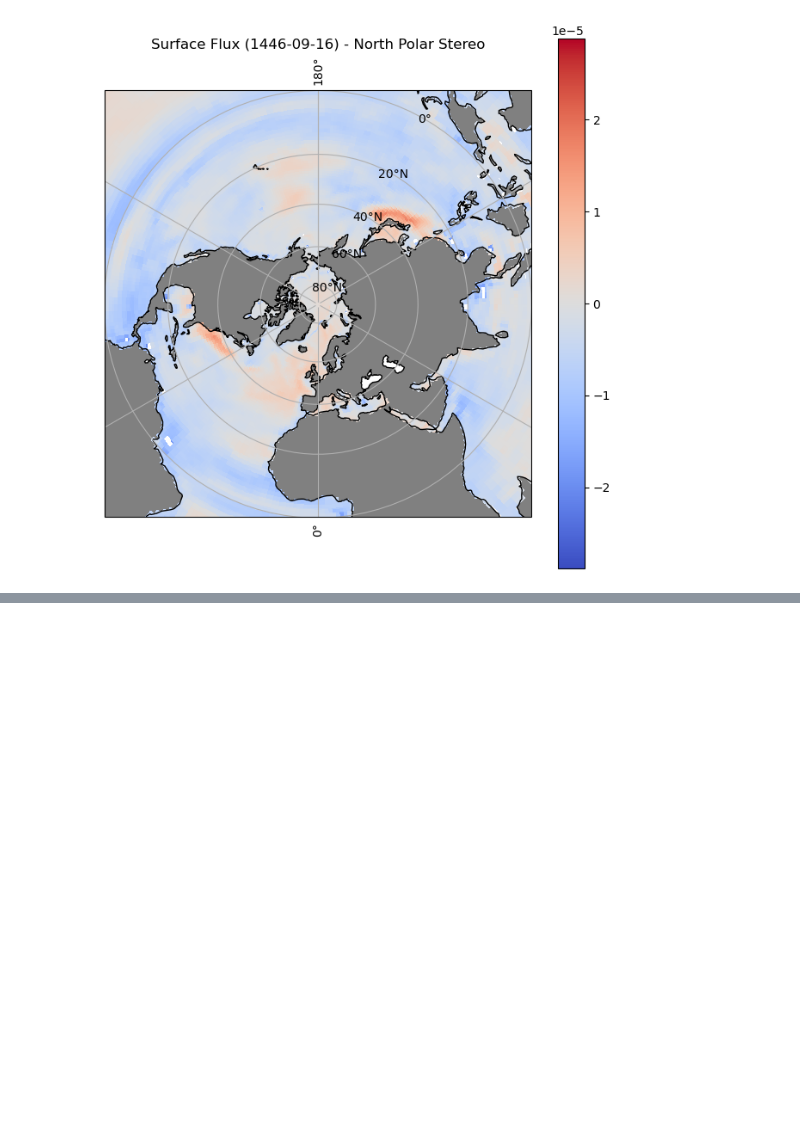
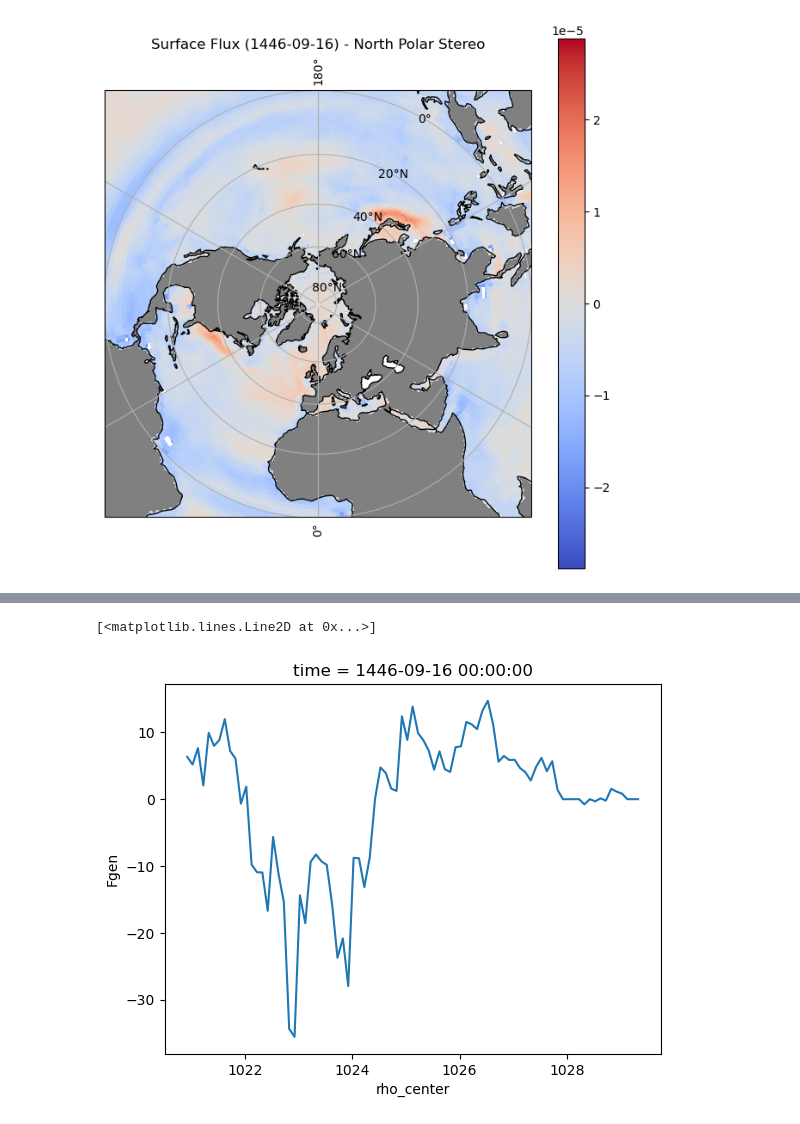
Before and after one commit to xuxingcheng/AMOC-Model-Performance-Analysis, a Jupyter notebook: scripts/Fgen_calculation.ipynb, the cells around one changed output, grey strips where cells are left out. Cells and saved outputs as stored; diff of their text form; code cells hidden in the pictures; blank space fills up the shorter version.

```diff
--- a/scripts/Fgen_calculation.ipynb
+++ b/scripts/Fgen_calculation.ipynb
@@ -384,0 +390,8 @@ plt.show()
+# %%
+ds = out_ACCESS
+da = ds['rho'].isel(time=0)
+rho_min = float(da.min())
+rho_max = float(da.max())
+# %%
+step_size = 0.1
+rho_classes = np.arange(rho_min, rho_max + step_size, step_size)
@@ -384,0 +426,23 @@ plt.show()
+# %%
+fsurf = out_ACCESS["fsurf"].isel(time=slice(200,202))
+rho   = out_ACCESS["rho"].isel(time=slice(200,202))
+
+# latitude filtering
+mask = (out_ACCESS["latitude"] > 30)
+j_idx, i_idx = np.nonzero(mask.compute().to_numpy())
+
+# apply filtered indexes
+weighted_fsurf = fsurf * area
+weighted_fsurf = weighted_fsurf.isel(
+    j=xr.DataArray(j_idx, dims="points"),
+    i=xr.DataArray(i_idx, dims="points")
+)
+weighted_fsurf
+
+rho = rho.isel(
+    j=xr.DataArray(j_idx, dims="points"),
+    i=xr.DataArray(i_idx, dims="points")
+)
+# %%
+Fgen_org = weighted_fsurf.groupby_bins(rho, bins=rho_classes, right=False).sum(dim="points") / step_size /1e6
+Fgen_org
@@ -384,0 +476,9 @@ plt.show()
+# %%
+rho_centers = (rho_classes[:-1] + rho_classes[1:]) / 2
+Fgen = Fgen_org.assign_coords(rho_center=("rho_bins", rho_centers))
+Fgen = Fgen.rename(rho_bins="rho_intervals")
+Fgen = Fgen.rename('Fgen')
+Fgen.isel(time=0, rho_intervals= slice(175,260)).plot(x = 'rho_center')
+# %% [output]
+[<matplotlib.lines.Line2D at 0x...>]
+[figure, added]
```
Also changed, not shown: parts of 14 cells of this notebook.
